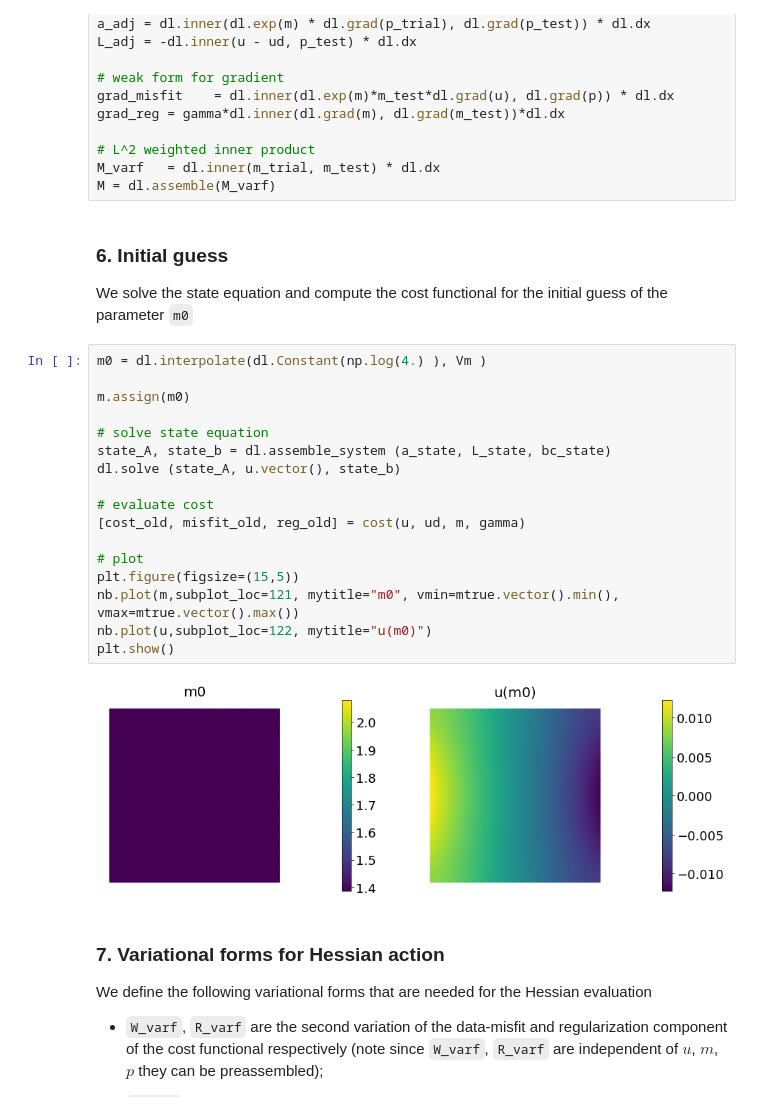
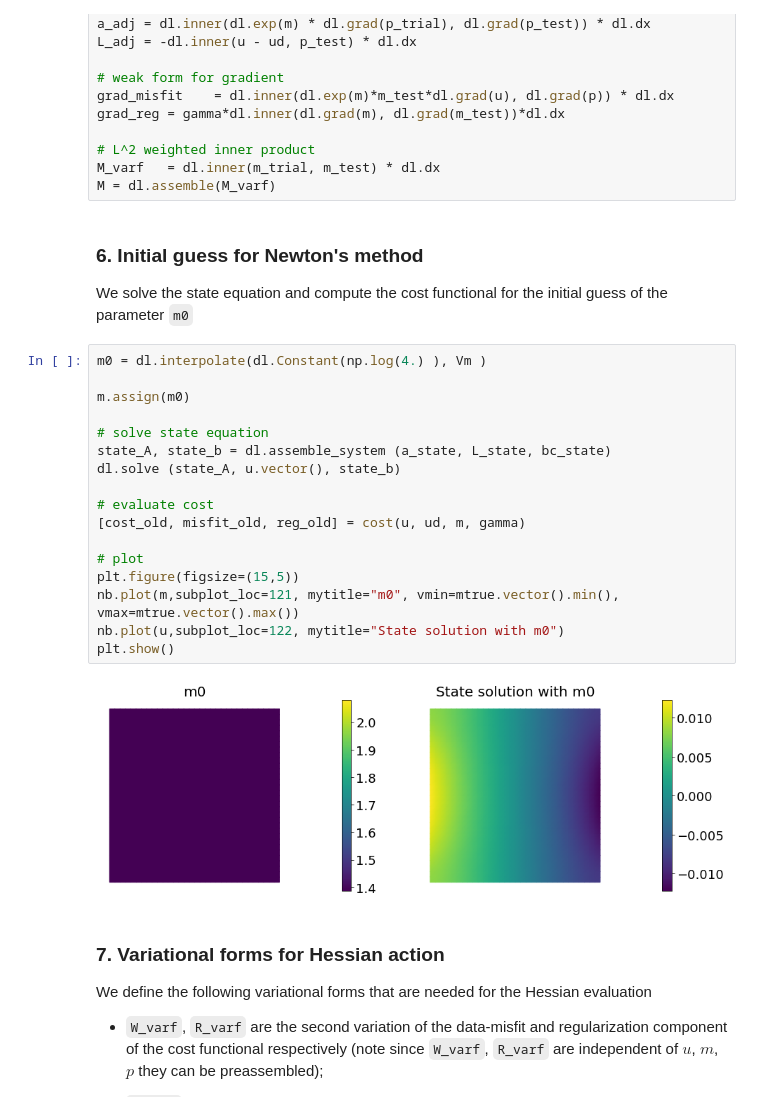
Before and after one commit to npetra/vippde-lab, a Jupyter notebook: 02_PDEConstrainedInverseProblems/ip-poisson-deterministic-incg.ipynb, the cells around one changed output. Saved outputs shown, nothing was run; the diff lists cells and outputs as text.

```diff
--- a/02_PDEConstrainedInverseProblems/ip-poisson-deterministic-incg.ipynb
+++ b/02_PDEConstrainedInverseProblems/ip-poisson-deterministic-incg.ipynb
@@ -358,27 +358,27 @@ grad_reg = gamma*dl.inner(dl.grad(m), dl.grad(m_test))*dl.dx
 M_varf   = dl.inner(m_trial, m_test) * dl.dx
 M = dl.assemble(M_varf)
 # %% [markdown]
-### 6. Initial guess
+### 6. Initial guess for Newton's method
 We solve the state equation and compute the cost functional for the initial guess of the parameter ``m0``
 # %%
 m0 = dl.interpolate(dl.Constant(np.log(4.) ), Vm )
 
 m.assign(m0)
 
 # solve state equation
 state_A, state_b = dl.assemble_system (a_state, L_state, bc_state)
 dl.solve (state_A, u.vector(), state_b)
 
 # evaluate cost
 [cost_old, misfit_old, reg_old] = cost(u, ud, m, gamma)
 
 # plot
 plt.figure(figsize=(15,5))
 nb.plot(m,subplot_loc=121, mytitle="m0", vmin=mtrue.vector().min(), vmax=mtrue.vector().max())
-nb.plot(u,subplot_loc=122, mytitle="u(m0)")
+nb.plot(u,subplot_loc=122, mytitle="State solution with m0")
 plt.show()
 # %% [output]
-[figure, old version]
+[figure, new version]
 # %% [markdown]
 ### 7. Variational forms for Hessian action
 
```
Also changed, not shown: parts of 3 cells of this notebook, 1 other file.
